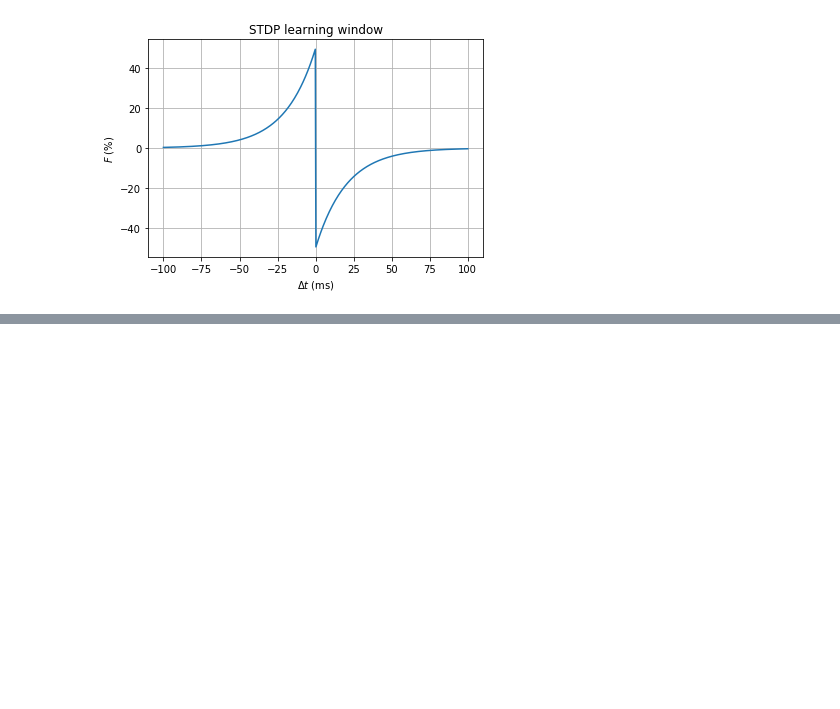
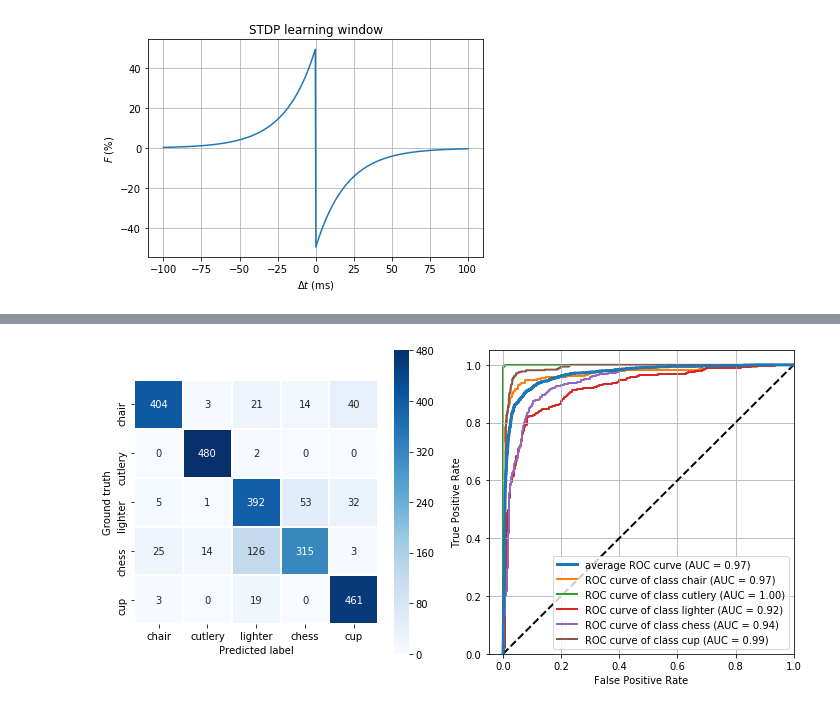
Before and after one commit to JeanElsner/thesis-illustrations, a Jupyter notebook: plots.ipynb, the cells around one changed output, grey strips where cells are left out. Cells and saved outputs as stored; diff of their text form; code cells hidden in the pictures; blank space fills up the shorter version.

```diff
--- a/plots.ipynb
+++ b/plots.ipynb
@@ -43,0 +150,67 @@ print(t[t <= 0])
+# %%
+import numpy as np
+import matplotlib.pyplot as plt
+import seaborn as sns
+import torch
+from itertools import cycle
+from sklearn.preprocessing import label_binarize
+from scipy import interp
+from sklearn.metrics import roc_curve, auc, confusion_matrix
+%matplotlib inline
+
+base_path = '../Matrix-Capsules-EM-PyTorch/results/cnn_roc.pt'
+predict, labels, logits = torch.load(base_path)
+
+y = label_binarize(labels, classes=[0, 1, 2, 3, 4])
+n_classes = y.shape[1]
+fpr = dict()
+tpr = dict()
+roc_auc = dict()
+for i in range(n_classes):
+    fpr[i], tpr[i], _ = roc_curve(y[:, i], logits[:, i])
+    roc_auc[i] = auc(fpr[i], tpr[i])
+
+# Compute micro-average ROC curve and ROC area
+fpr["micro"], tpr["micro"], _ = roc_curve(y.ravel(), logits.view(-1))
+roc_auc["micro"] = auc(fpr["micro"], tpr["micro"])
+
+classes = ['chair', 'cutlery', 'lighter', 'chess', 'cup']
+M = confusion_matrix(labels, predict)
+
+fig = plt.figure(figsize=(10,5))
+plt.subplot(121)
+sns.heatmap(M, linewidths=1, square=True, xticklabels=classes, yticklabels=classes, cmap='Blues', annot=True, fmt='d')
+#plt.title('Confusion matrix example')
+plt.xlabel('Predicted label')
+plt.ylabel('Ground truth')
+plt.savefig('confusion_matrix.pdf')
+
+lw=2
+
+# Plot all ROC curves
+plt.subplot(122)
+plt.plot(fpr['micro'], tpr['micro'],
+         label=f'average ROC curve (AUC = {roc_auc["micro"]:0.2f})',
+         linestyle='-', linewidth=lw+1, zorder=10)
+
+#plt.plot(fpr["macro"], tpr["macro"],
+#         label=f'macro-average ROC curve (area = {roc_auc["macro"]:0.2f})',
+#         linestyle='--', linewidth=lw)
+
+#colors = cycle(['aqua', 'darkorange', 'cornflowerblue'])
+#for i, color in zip(range(n_classes), colors):
+for i in range(n_classes):
+    plt.plot(fpr[i], tpr[i], lw=lw,
+             label=f'ROC curve of class {classes[i]} (AUC = {roc_auc[i]:.2f})', zorder=1)
+
+plt.plot([0, 1], [0, 1], 'k--', lw=lw)
+plt.xlim([-0.05, 1.0])
+plt.ylim([0.0, 1.05])
+plt.grid()
+plt.xlabel('False Positive Rate')
+plt.ylabel('True Positive Rate')
+plt.legend(loc="lower right")
+plt.tight_layout()
+plt.show()
+# %% [output]
+[figure, added]
```
Also changed, not shown: parts of 4 cells of this notebook, 7 other files.
